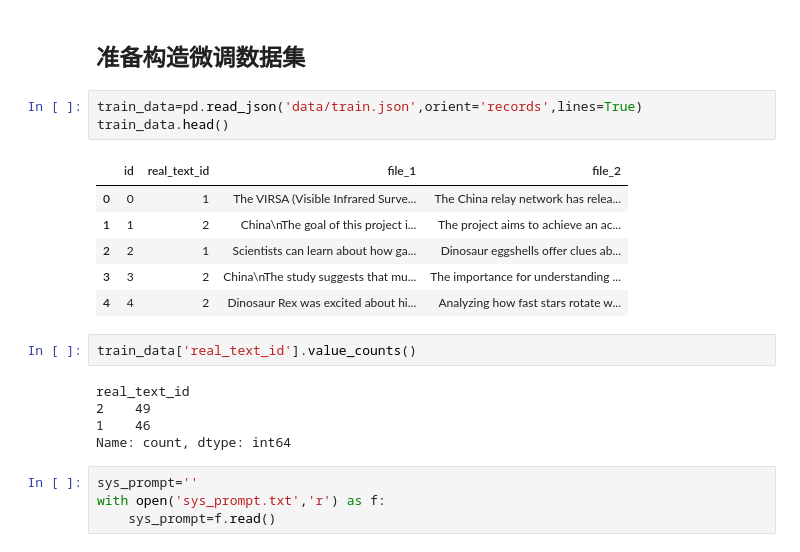
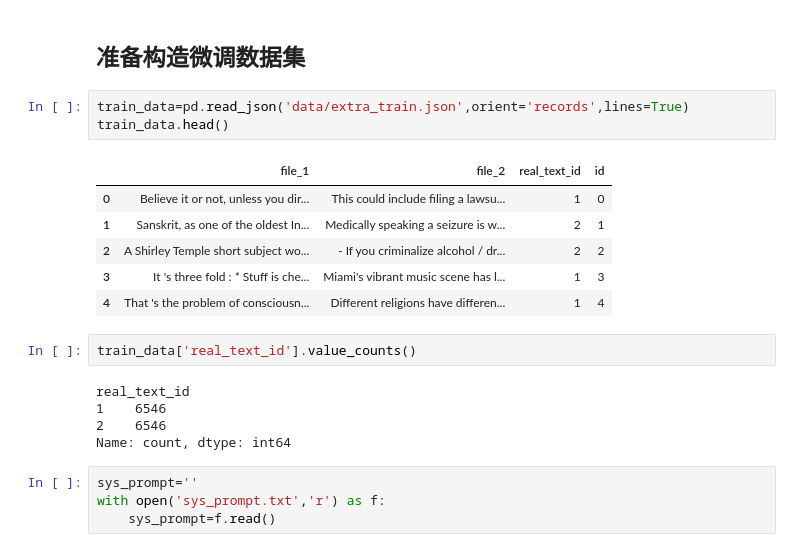
Before and after one commit to zhangdw156/fake-or-real, a Jupyter notebook: research.ipynb, the cells around one changed output. Drawn from its saved outputs; the diff is of its cells as text.

```diff
--- a/research.ipynb
+++ b/research.ipynb
@@ -38,21 +38,21 @@ test_data.to_json('data/test.json',orient='records',lines=True)
 # %% [markdown]
 ## 准备构造微调数据集
 # %%
-train_data=pd.read_json('data/train.json',orient='records',lines=True)
+train_data=pd.read_json('data/extra_train.json',orient='records',lines=True)
 train_data.head()
 # %% [output]
-|  | id | real_text_id | file_1 | file_2 |
-| 0 | 0 | 1 | The VIRSA (Visible Infrared Surve... | The China relay network has relea... |
-| 1 | 1 | 2 | China\nThe goal of this project i... | The project aims to achieve an ac... |
-| 2 | 2 | 1 | Scientists can learn about how ga... | Dinosaur eggshells offer clues ab... |
-| 3 | 3 | 2 | China\nThe study suggests that mu... | The importance for understanding ... |
-| 4 | 4 | 2 | Dinosaur Rex was excited about hi... | Analyzing how fast stars rotate w... |
+|  | file_1 | file_2 | real_text_id | id |
+| 0 | Believe it or not, unless you dir... | This could include filing a lawsu... | 1 | 0 |
+| 1 | Sanskrit, as one of the oldest In... | Medically speaking a seizure is w... | 2 | 1 |
+| 2 | A Shirley Temple short subject wo... | - If you criminalize alcohol / dr... | 2 | 2 |
+| 3 | It 's three fold : * Stuff is che... | Miami's vibrant music scene has l... | 1 | 3 |
+| 4 | That 's the problem of consciousn... | Different religions have differen... | 1 | 4 |
 # %%
 train_data['real_text_id'].value_counts()
 # %% [output]
 real_text_id
-2    49
-1    46
+1    6546
+2    6546
 Name: count, dtype: int64
 # %%
 sys_prompt=''
```
Also changed, not shown: parts of 18 cells of this notebook, 18 other files.
